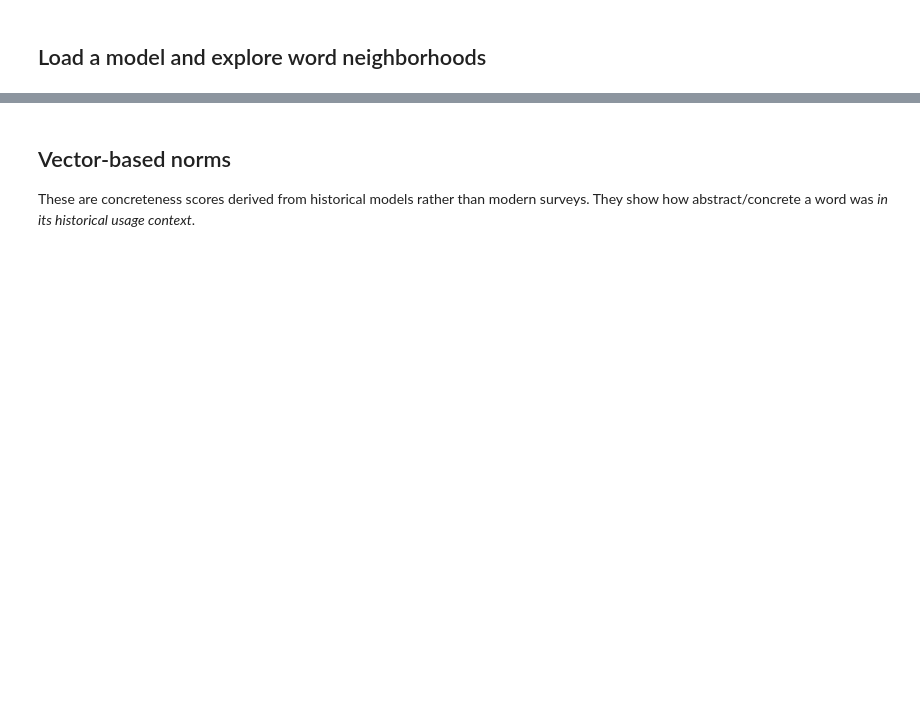
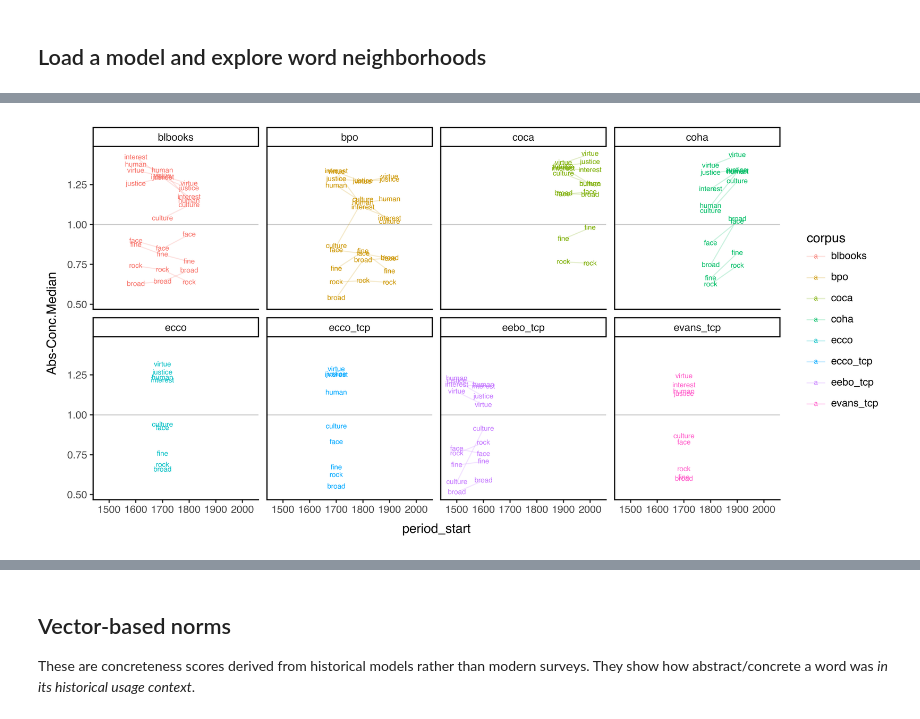
Before and after one commit to quadrismegistus/abstraction, a Jupyter notebook: notebooks/05-models.ipynb, the cells around one changed output, grey strips where cells are left out. Drawn from its saved outputs; the diff is of its cells as text; code cells hidden in the pictures; blank space fills up the shorter version.

```diff
--- a/notebooks/05-models.ipynb
+++ b/notebooks/05-models.ipynb
@@ -34,0 +144,14 @@ if paths:
+# %%
+from abstraction.norms import get_origcontrasts
+from abstraction.models import get_fieldvecs_in_model, _gen_vecnorms_for_model
+targets = ['virtue', 'justice', 'rock', 'face','fine','broad','human','interest','culture']
+
+o = []
+for path in sorted(paths, key=lambda x: x['period_start']):
+    if path['run']!='run_01': continue
+    print(f'{path["corpus"]} ({path["period_start"]}-{path["period_end"]})')
+    pdf=pd.DataFrame(_gen_vecnorms_for_model(path,words=targets))
+    pdf=pdf[pdf.word.isin(targets)].pivot(index='word',columns='source',values='score').sort_values('Abs-Conc.Median')
+    o.append(pdf.reset_index().assign(period_start=path['period_start'], corpus=path['corpus']))
+    display(pdf)
+    print()
@@ -34,0 +231,17 @@ if paths:
+# %%
+import plotnine as p9
+import warnings
+warnings.filterwarnings('ignore')
+figdf = pd.concat(o)
+fig  = (
+    p9.ggplot(figdf, p9.aes(x='period_start', y='Abs-Conc.Median',color='corpus',label='word',group='word'))
+    + p9.geom_hline(yintercept=1.0, color='black', alpha=.2)
+    + p9.geom_line(alpha=.2)
+    + p9.geom_text(size=6)
+    + p9.theme_classic()
+    + p9.theme(figure_size=(10, 5), dpi=300)
+    + p9.facet_wrap('corpus', ncol=4)
+)
+fig
+# %% [output]
+[figure, added]
```
Also changed, not shown: parts of 9 cells of this notebook, 2 other files.
